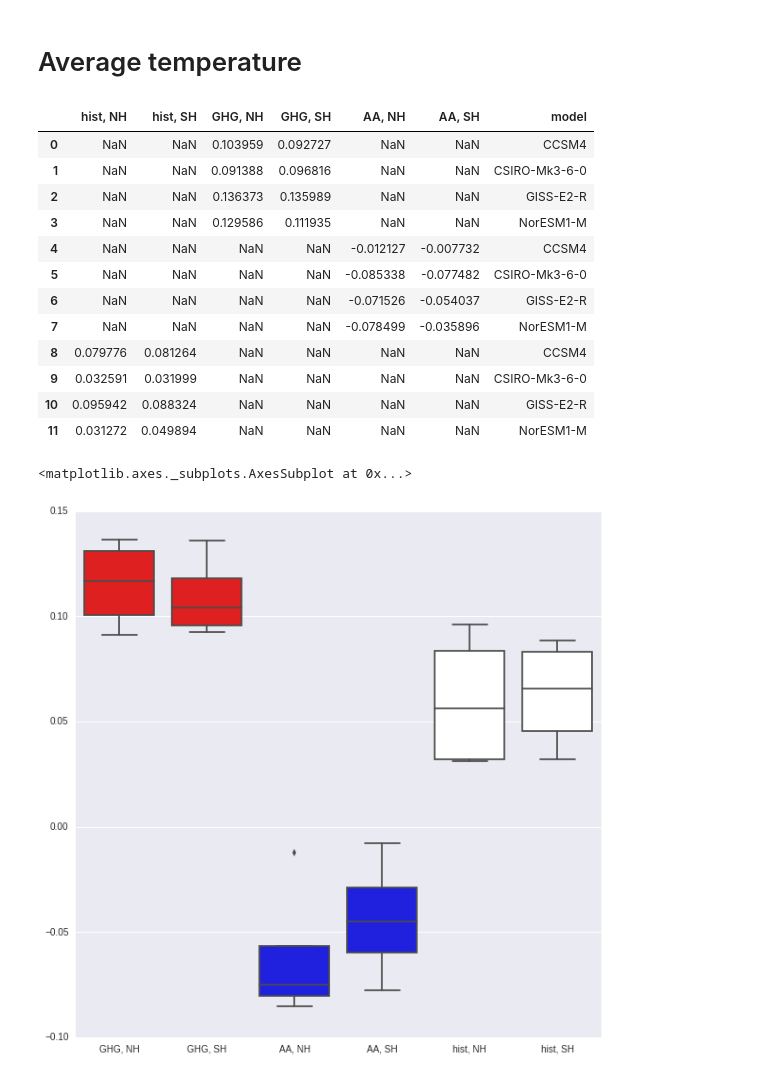
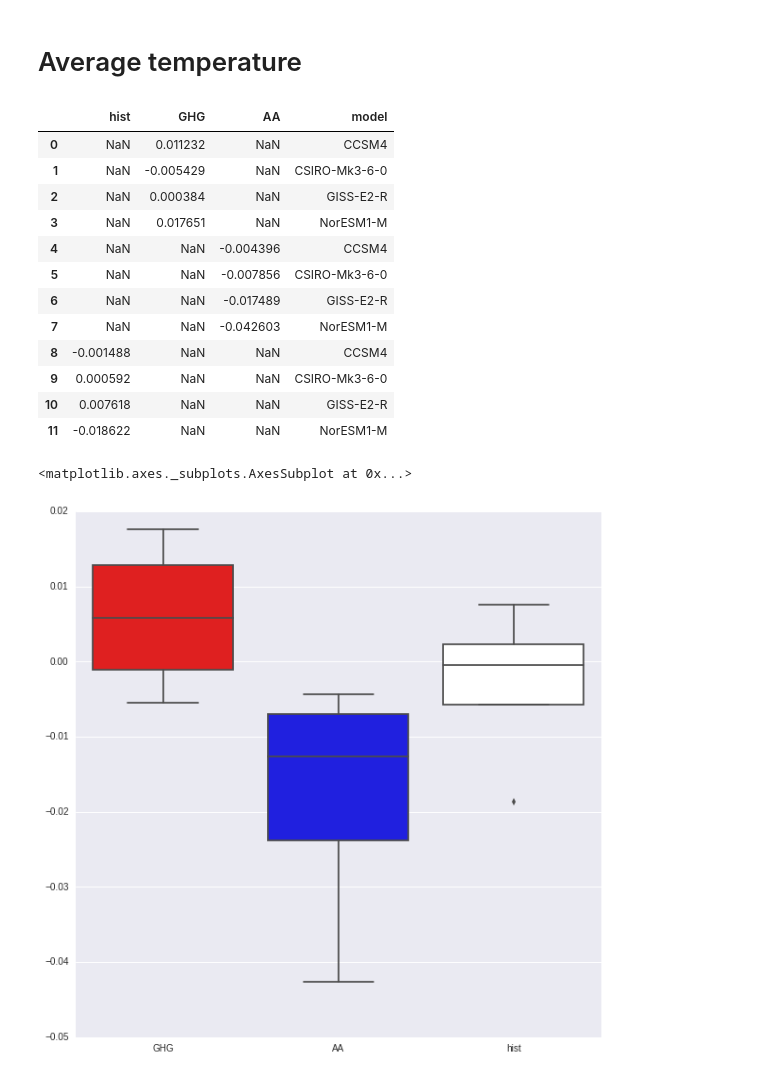
Before and after one commit to DamienIrving/ocean-analysis, a Jupyter notebook: development/ohc_fraction.ipynb, the cells around one changed output. Drawn from its saved outputs; the diff is of its cells as text; code cells hidden in the pictures.

Commit message:
Added average ocean temperature

```diff
--- a/development/ohc_fraction.ipynb
+++ b/development/ohc_fraction.ipynb
@@ -265,25 +265,21 @@ def get_ave_temp(experiment, model):
     nh_change = nh_cube.data[-20:].mean() - nh_cube.data[0:20].mean()
     sh_change = sh_cube.data[-20:].mean() - sh_cube.data[0:20].mean()
 
-    return nh_change, sh_change
+    diff = nh_change - sh_change
+
+    return diff
 
 
-temperature_columns = ['model',  'historicalGHG, NH', 'historicalGHG, SH',
-                       'historicalMisc, NH', 'historicalMisc, SH',
-                       'historical, NH', 'historical, SH']
+temperature_columns = ['model',  'historicalGHG', 'historicalMisc', 'historical']
 
 
-def generate_temperature_dict(nh_change, sh_change, model, experiment):
+def generate_temperature_dict(diff, model, experiment):
     """Generate dict that will form a row of a pandas dataframe."""
 
     data_dict = {'model': model}
     for column_label in temperature_columns[1:]:
-        nh_label = experiment + ', NH'
-        sh_label = experiment + ', SH'
-        if column_label == nh_label:
-            data_dict[column_label] = nh_change
-        elif column_label == sh_label:
-            data_dict[column_label] = sh_change
+        if column_label == experiment:
+            data_dict[column_label] = diff
         else:
             data_dict[column_label] = numpy.nan
 
@@ -293,31 +289,29 @@ def generate_temperature_dict(nh_change, sh_change, model, experiment):
 data_list = []
 for experiment in ['historicalGHG', 'historicalMisc', 'historical']:
     for model in ['CCSM4', 'CSIRO-Mk3-6-0', 'GISS-E2-R', 'NorESM1-M']:
-        nh_change, sh_change = get_ave_temp(experiment, model)
-        data_list.append(generate_temperature_dict(nh_change, sh_change, model, experiment))
+        diff = get_ave_temp(experiment, model)
+        data_list.append(generate_temperature_dict(diff, model, experiment))
 data_df = pandas.DataFrame(data_list)
-data_df.rename(columns={'historicalGHG, NH': 'GHG, NH', 'historicalGHG, SH': 'GHG, SH',
-                        'historicalMisc, NH': 'AA, NH', 'historicalMisc, SH': 'AA, SH',
-                        'historical, NH': 'hist, NH', 'historical, SH': 'hist, SH'}, inplace=True)
+data_df.rename(columns={'historicalGHG': 'GHG', 'historicalMisc': 'AA', 'historical': 'hist'}, inplace=True)
 data_df
 # %% [output]
-|  | hist, NH | hist, SH | GHG, NH | GHG, SH | AA, NH | AA, SH | model |
-| 0 | NaN | NaN | 0.103959 | 0.092727 | NaN | NaN | CCSM4 |
-| 1 | NaN | NaN | 0.091388 | 0.096816 | NaN | NaN | CSIRO-Mk3-6-0 |
-| 2 | NaN | NaN | 0.136373 | 0.135989 | NaN | NaN | GISS-E2-R |
-| 3 | NaN | NaN | 0.129586 | 0.111935 | NaN | NaN | NorESM1-M |
-| 4 | NaN | NaN | NaN | NaN | -0.012127 | -0.007732 | CCSM4 |
-| 5 | NaN | NaN | NaN | NaN | -0.085338 | -0.077482 | CSIRO-Mk3-6-0 |
-| 6 | NaN | NaN | NaN | NaN | -0.071526 | -0.054037 | GISS-E2-R |
-| 7 | NaN | NaN | NaN | NaN | -0.078499 | -0.035896 | NorESM1-M |
-| 8 | 0.079776 | 0.081264 | NaN | NaN | NaN | NaN | CCSM4 |
-| 9 | 0.032591 | 0.031999 | NaN | NaN | NaN | NaN | CSIRO-Mk3-6-0 |
-| 10 | 0.095942 | 0.088324 | NaN | NaN | NaN | NaN | GISS-E2-R |
-| 11 | 0.031272 | 0.049894 | NaN | NaN | NaN | NaN | NorESM1-M |
+|  | hist | GHG | AA | model |
+| 0 | NaN | 0.011232 | NaN | CCSM4 |
+| 1 | NaN | -0.005429 | NaN | CSIRO-Mk3-6-0 |
+| 2 | NaN | 0.000384 | NaN | GISS-E2-R |
+| 3 | NaN | 0.017651 | NaN | NorESM1-M |
+| 4 | NaN | NaN | -0.004396 | CCSM4 |
+| 5 | NaN | NaN | -0.007856 | CSIRO-Mk3-6-0 |
+| 6 | NaN | NaN | -0.017489 | GISS-E2-R |
+| 7 | NaN | NaN | -0.042603 | NorESM1-M |
+| 8 | -0.001488 | NaN | NaN | CCSM4 |
+| 9 | 0.000592 | NaN | NaN | CSIRO-Mk3-6-0 |
+| 10 | 0.007618 | NaN | NaN | GISS-E2-R |
+| 11 | -0.018622 | NaN | NaN | NorESM1-M |
 # %%
-new_columns = ['model', 'GHG, NH', 'GHG, SH', 'AA, NH', 'AA, SH', 'hist, NH', 'hist, SH']
+new_columns = ['model', 'GHG', 'AA', 'hist']
 plt.figure(figsize=(10, 10))
-seaborn.boxplot(data=data_df[new_columns], orient="v", palette=['red', 'red', 'blue', 'blue', 'white', 'white'])
+seaborn.boxplot(data=data_df[new_columns], orient="v", palette=['red', 'blue', 'white'])
 # %% [output]
 <matplotlib.axes._subplots.AxesSubplot at 0x...>
-[figure, old version]
+[figure, new version]
```
Also changed, not shown: 3 other files.
